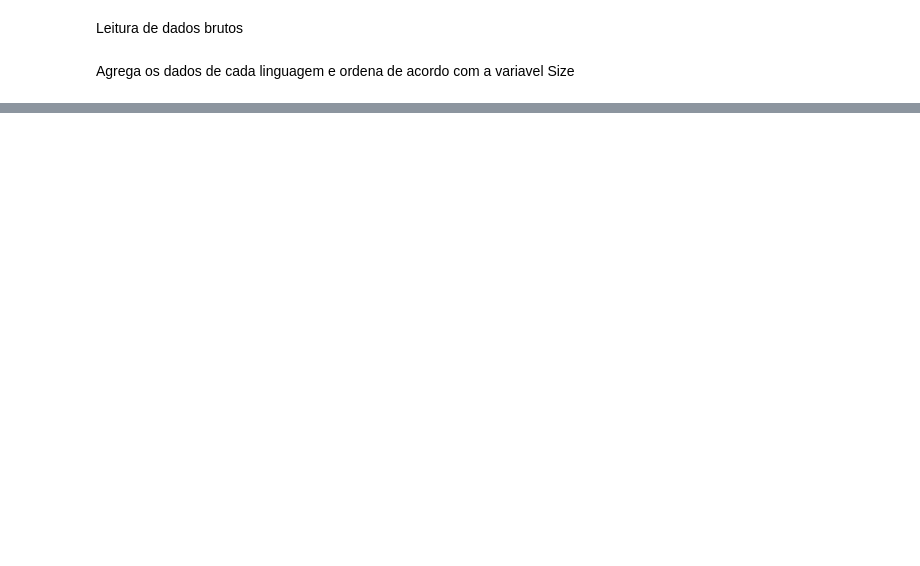
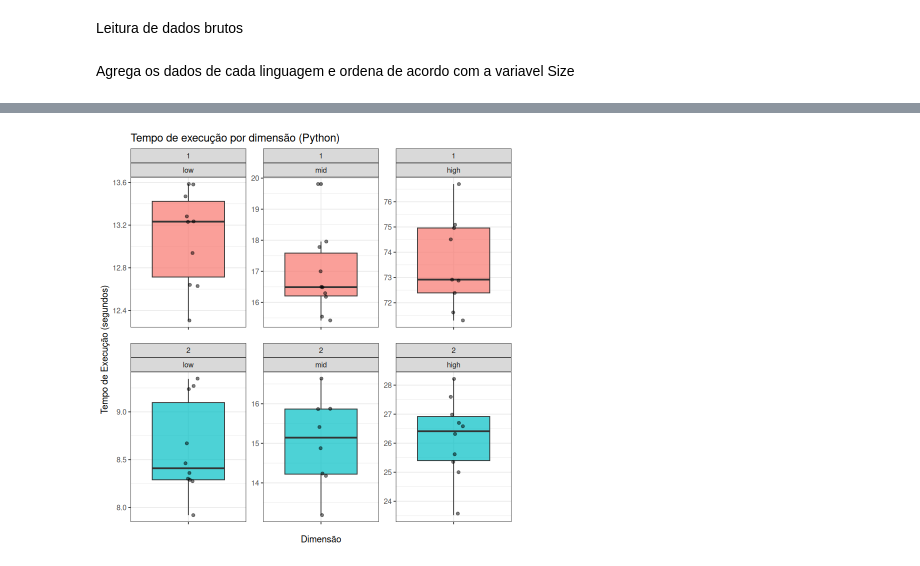
Before and after one commit to enzolisp/perf_analysis, a Jupyter notebook: results/main.ipynb, the cells around one changed output, grey strips where cells are left out. Cells and saved outputs as stored; diff of their text form; code cells hidden in the pictures; blank space fills up the shorter version.

```diff
--- a/results/main.ipynb
+++ b/results/main.ipynb
@@ -159,0 +80,16 @@ ggplot(dados_para_plot, aes(x = as.factor(dimension), y = t_exec, fill = as.fact
+# %%
+ggplot(dados_para_plot_python, aes(x = "", y = t_exec, fill = as.factor(dimension))) +
+  geom_boxplot(alpha = 0.7) +
+  geom_jitter(width = 0.1, alpha = 0.5) +
+
+  facet_wrap(~ dimension + Size, scales = "free") +
+
+  labs(
+    title = "Tempo de execução por dimensão (Python)",
+    x = "Dimensão",
+    y = "Tempo de Execução (segundos)"
+  ) +
+  theme_bw() +
+  guides(fill = "none")
+# %% [output]
+[figure, added]
```
Also changed, not shown: parts of 12 cells of this notebook.
